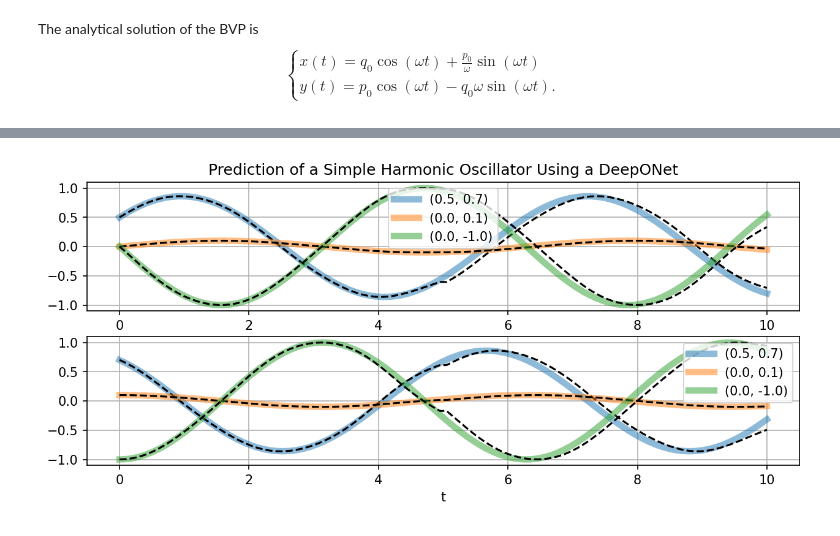
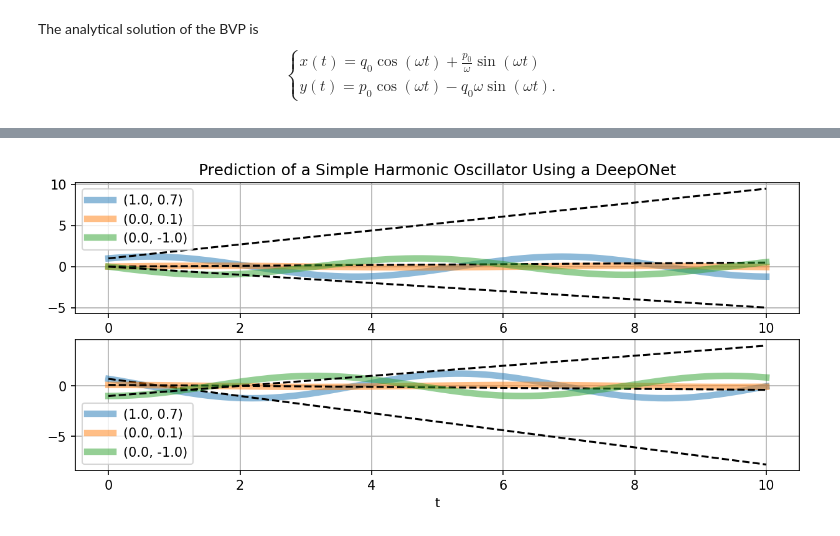
Before and after one commit to johanslettengren/Structure-Preserving-Operator-Learning, a Jupyter notebook: simple_harmonic_oscillator/oscillator.ipynb, the cells around one changed output, grey strips where cells are left out. Drawn from its saved outputs; the diff is of its cells as text; code cells hidden in the pictures.

Commit message:
Symplectic net created

```diff
--- a/simple_harmonic_oscillator/oscillator.ipynb
+++ b/simple_harmonic_oscillator/oscillator.ipynb
@@ -67,18 +85,12 @@ X_train = (bv, t)
-# %%
-bv = np.random.uniform(low=-1, high=1, size=(10, 2)).astype(np.float32)
-t = np.random.uniform(low=0, high=T, size=(10, 1)).astype(np.float32)
-y_test = analytic_solution(bv, t)
-X_test = (bv, t)
 # %%
-num_pts = 10
+num_pts = 25
 grid_points = torch.linspace(-1, 1, num_pts, requires_grad=False, dtype=torch.float32)
 mesh = torch.cartesian_prod(grid_points, grid_points)
 
-t = torch.zeros((1, 1))
 X_col = (mesh, t)
 # %%
-net = DeepONet([40, 40, 40], [40, 40, 40], dim=2, K=2, activation='tanh', conserve_energy=False, symplectic=True)
+net = DeepONet([40, 40, 40], [40, 40, 40], dim=2, K=1, activation='tanh', conserve_energy=False, symplectic=3, reg=False)
 model = Model(X_train, y_train, X_test, y_test, X_col, net, Px=None, PI_loss_fn=None, Tmax=5)
-model.train(iterations=30_001)
+model.train(iterations=10_000)
 # %% [output]
 Step     Train loss      Test loss
@@ -179,42 +234,87 @@ model.plot_losshistory()
 # %%
 # Plot model prediction for one omega
 
 # Get model prediction
+iters = 1000
+h = 0.01
+T = h * iters
 
-t_0_5 = np.linspace(0, 5, 50).reshape(-1, 1)
-t5 = np.array([5]).reshape(-1, 1)
-
-t = np.linspace(0, 10, 100).reshape(-1, 1)
-
-bv = np.array([[0.5, 0.7], [0, 0.1], [0,-1]]).astype(np.float32)
-
-ground_truth = analytic_solution(bv, t)
+h = torch.tensor([[h]], dtype=torch.float32)
 
 
-pred_0_5 = model.predict(bv, t_0_5)
-pred_5_10 = model.predict(model.predict(bv, t5)[:,0,:], t_0_5)
+conj_momenta = np.array([[1, 0.7], [0, 0.1], [0,-1]]).astype(np.float32)
 
-pred = torch.concatenate((pred_0_5, pred_5_10), axis=1)
+bv = np.array([[1, 0.7], [0, 0.1], [0,-1]]).astype(np.float32)
+
+t_curr = 0
+
+for i in range(iters+1):
+
+
+    if i == 0:
+        pred = torch.tensor(conj_momenta, dtype=torch.float32)[:, None, :]
+
+
+
+
+    else:
+        pred = torch.concatenate((pred, conj_momenta[:,None,:].detach()), axis=1)
+
+
+    conj_momenta = model.predict(conj_momenta, h).squeeze(1)
+
+
+
+
+
+
+
+# til_Thalf = np.linspace(0, T/2, 50).reshape(-1, 1)
+# Thalf = np.array([T/2]).reshape(-1, 1)
+
+t_full = np.linspace(0, T, iters+1).reshape(-1, 1)
+
+
+
+
+# bv = np.array([[0.5, 0.7], [0, 0.1], [0,-1]]).astype(np.float32)
+
+
+
+#pred  = model.predict(bv, t_full)
+
+
+
+
+ground_truth = analytic_solution(bv, t_full)
+
+
+# pred_first_half  = model.predict(bv, til_Thalf)
+# pred_second_half = model.predict(model.predict(bv, Thalf)[:,0,:], til_Thalf)
+
+# pred = torch.concatenate((pred_first_half, pred_second_half), axis=1)
+
 
 
 
 # Plot prediction vs. solution
 fig, axes = plt.subplots(2, 1, figsize=(10, 4), dpi=150)
 
 axes[0].set_title('Prediction of a Simple Harmonic Oscillator Using a DeepONet')
 
 for k, ax in enumerate(axes.flat):
     for l in range(pred.shape[0]):
         label = '({:.1f}, {:.1f})'.format(bv[l,0], bv[l,1])
-        ax.plot(t.flatten(), ground_truth[l,:,k], label=label, alpha=0.5, linewidth=5)
-        ax.plot(t.flatten(), pred[l,:,k].tolist(), '--', c='k')
+        ax.plot(t_full.flatten(), ground_truth[l,:,k], label=label, alpha=0.5, linewidth=5)
+
+        ax.plot(t_full.flatten(), pred[l,:,k].tolist(), '--', c='k')
 
     ax.legend()
     ax.grid(True)
 ax.set_xlabel("t")
 plt.show()
 # %% [output]
-[figure, old version]
+[figure, new version]
 # %%
 # # Plot model prediction for one omega
 
```
Also changed, not shown: parts of 13 cells of this notebook, 5 other files.
